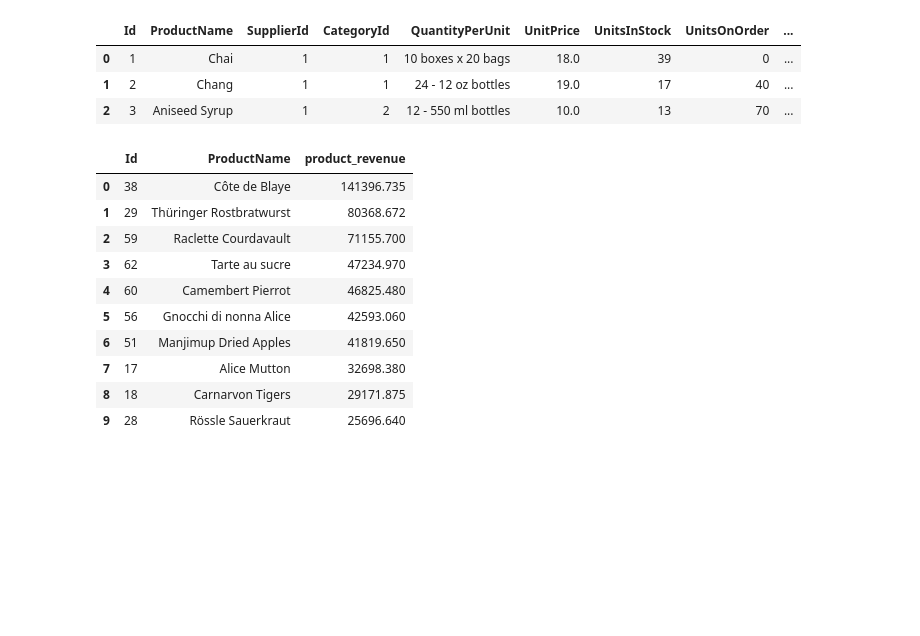
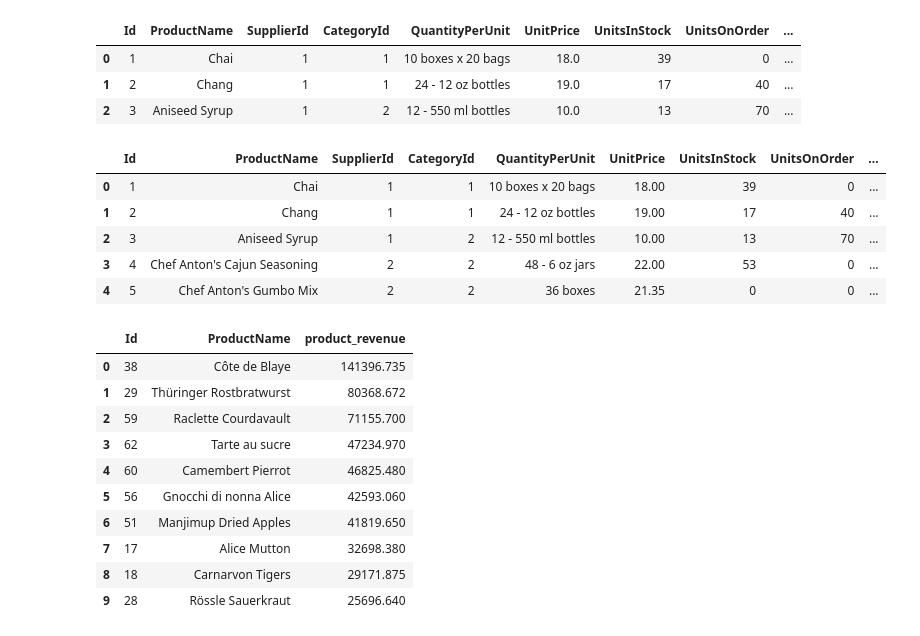
Before and after one commit to mikabenson/SQL_analytics, a Jupyter notebook: CTE_query.iipynb.ipynb, the cells around one changed output. Saved outputs shown, nothing was run; the diff lists cells and outputs as text; code cells hidden in the pictures; blank space fills up the shorter version.

```diff
--- a/CTE_query.iipynb.ipynb
+++ b/CTE_query.iipynb.ipynb
@@ -140,3 +181,12 @@ product_df.head(3)
+# %%
+product_df.head()
+# %% [output]
+|  | Id | ProductName | SupplierId | CategoryId | QuantityPerUnit | UnitPrice | UnitsInStock | UnitsOnOrder | ... |
+| 0 | 1 | Chai | 1 | 1 | 10 boxes x 20 bags | 18.00 | 39 | 0 | ... |
+| 1 | 2 | Chang | 1 | 1 | 24 - 12 oz bottles | 19.00 | 17 | 40 | ... |
+| 2 | 3 | Aniseed Syrup | 1 | 2 | 12 - 550 ml bottles | 10.00 | 13 | 70 | ... |
+| 3 | 4 | Chef Anton's Cajun Seasoning | 2 | 2 | 48 - 6 oz jars | 22.00 | 53 | 0 | ... |
+| 4 | 5 | Chef Anton's Gumbo Mix | 2 | 2 | 36 boxes | 21.35 | 0 | 0 | ... |
 # %%
 # join the products with order_detail
 query_3 = """
```
Also changed, not shown: parts of 14 cells of this notebook.
